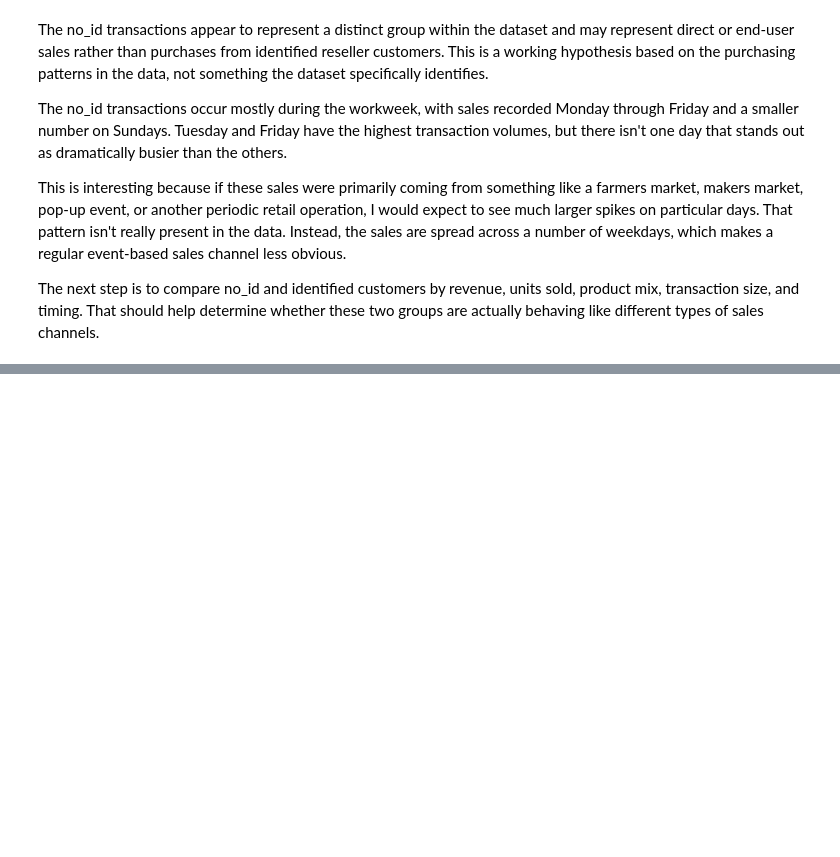
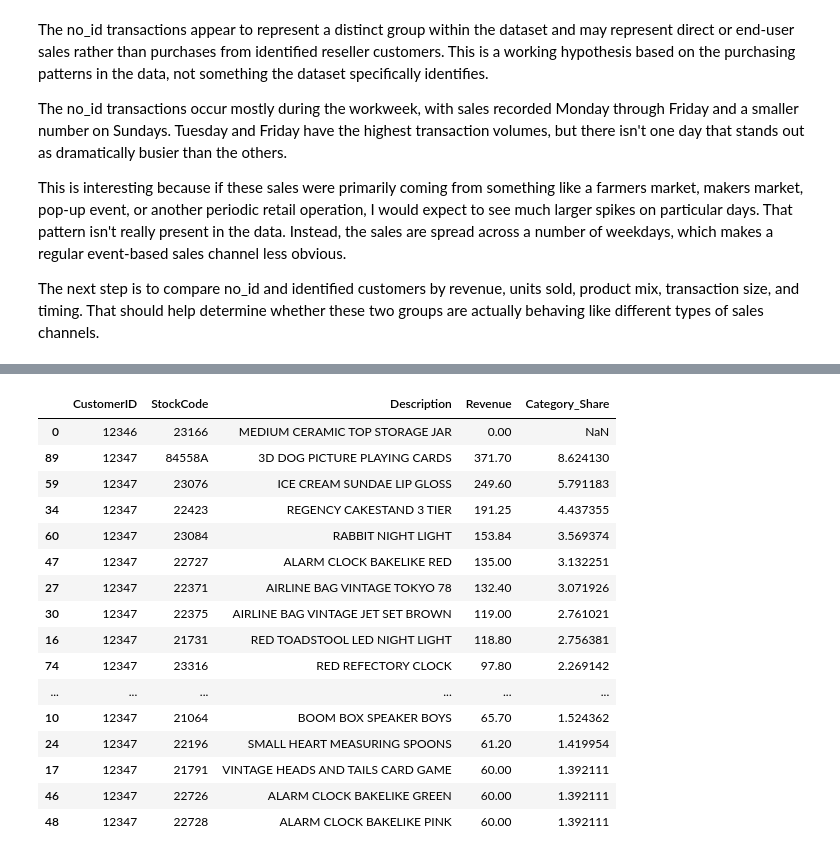
Before and after one commit to peayah/customer_pattern_analysis_and_engagement_automation, a Jupyter notebook: notebooks/02_customer_analysis.ipynb, the cells around one changed output, grey strips where cells are left out. Drawn from its saved outputs; the diff is of its cells as text; code cells hidden in the pictures; blank space fills up the shorter version.

```diff
--- a/analysis_report.ipynb
+++ b/notebooks/02_customer_analysis.ipynb
@@ -840,0 +384,16 @@ df[df["StockCode"].isin(codes_to_check)][
+# %%
+identified = df[df["CustomerID"] != "0"].copy()
+
+customer_summary = (
+    identified
+    .groupby("CustomerID")
+    .agg(
+        Purchases=("InvoiceNo", "nunique"),
+        Total_Spend=("Revenue", "sum"),
+        Avg_Transaction=("Revenue", "mean"),
+        Unique_Products=("StockCode", "nunique"),
+    )
+)
+
+# (identified["CustomerID"] == 0).sum()
+(customer_summary.index == "0").sum()
@@ -840,0 +787,37 @@ df[df["StockCode"].isin(codes_to_check)][
+# %%
+customer_category_spend = (
+    identified
+    .groupby(["CustomerID", "StockCode", "Description"])["Revenue"]
+    .sum()
+    .reset_index()
+)
+
+customer_category_spend["Category_Share"] = (
+    customer_category_spend["Revenue"]*100
+    / customer_category_spend.groupby("CustomerID")["Revenue"].transform("sum")
+)
+
+customer_category_spend = customer_category_spend.sort_values(
+    ["CustomerID", "Category_Share"],
+    ascending=[True, False]
+)
+
+customer_category_spend.head(20)
+# %% [output]
+|  | CustomerID | StockCode | Description | Revenue | Category_Share |
+| 0 | 12346 | 23166 | MEDIUM CERAMIC TOP STORAGE JAR | 0.00 | NaN |
+| 89 | 12347 | 84558A | 3D DOG PICTURE PLAYING CARDS | 371.70 | 8.624130 |
+| 59 | 12347 | 23076 | ICE CREAM SUNDAE LIP GLOSS | 249.60 | 5.791183 |
+| 34 | 12347 | 22423 | REGENCY CAKESTAND 3 TIER | 191.25 | 4.437355 |
+| 60 | 12347 | 23084 | RABBIT NIGHT LIGHT | 153.84 | 3.569374 |
+| 47 | 12347 | 22727 | ALARM CLOCK BAKELIKE RED | 135.00 | 3.132251 |
+| 27 | 12347 | 22371 | AIRLINE BAG VINTAGE TOKYO 78 | 132.40 | 3.071926 |
+| 30 | 12347 | 22375 | AIRLINE BAG VINTAGE JET SET BROWN | 119.00 | 2.761021 |
+| 16 | 12347 | 21731 | RED TOADSTOOL LED NIGHT LIGHT | 118.80 | 2.756381 |
+| 74 | 12347 | 23316 | RED REFECTORY CLOCK | 97.80 | 2.269142 |
+| ... | ... | ... | ... | ... | ... |
+| 10 | 12347 | 21064 | BOOM BOX SPEAKER BOYS | 65.70 | 1.524362 |
+| 24 | 12347 | 22196 | SMALL HEART MEASURING SPOONS | 61.20 | 1.419954 |
+| 17 | 12347 | 21791 | VINTAGE HEADS AND TAILS CARD GAME | 60.00 | 1.392111 |
+| 46 | 12347 | 22726 | ALARM CLOCK BAKELIKE GREEN | 60.00 | 1.392111 |
+| 48 | 12347 | 22728 | ALARM CLOCK BAKELIKE PINK | 60.00 | 1.392111 |
```
Also changed, not shown: parts of 79 cells of this notebook, 7 other files.
